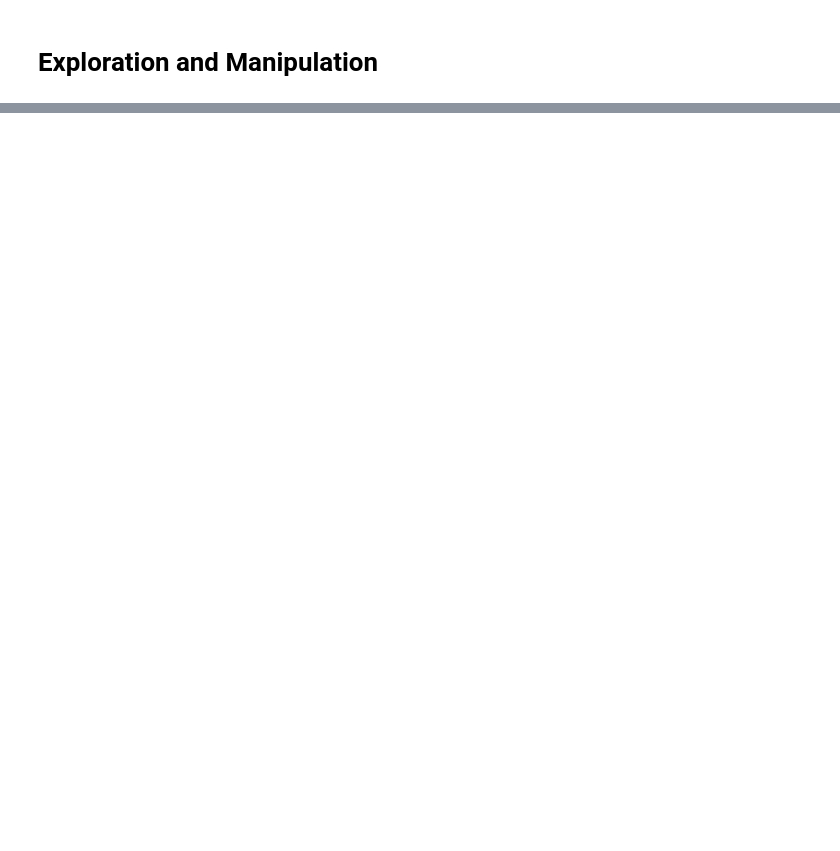
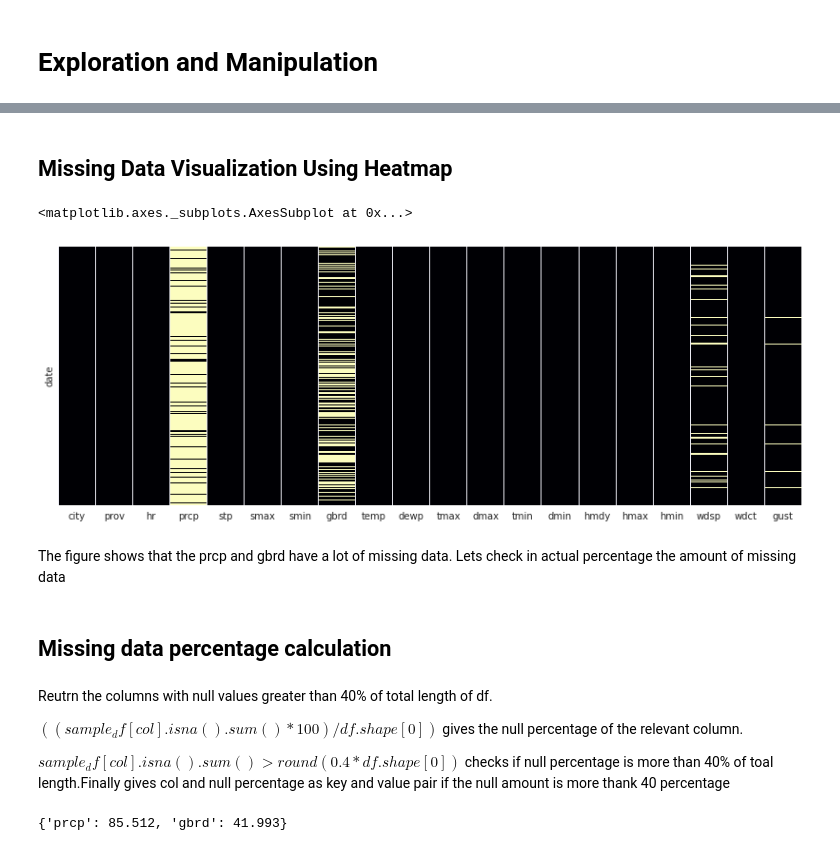
Before and after one commit to ducnguyen4993/Hourly-Weather-Surface---Brazil-Southeast-region-Data-Analysis, a Jupyter notebook: weather data analysis.ipynb, the cells around one changed output, grey strips where cells are left out. Cells and saved outputs as stored; diff of their text form; code cells hidden in the pictures; blank space fills up the shorter version.

```diff
--- a/weather data analysis.ipynb
+++ b/weather data analysis.ipynb
@@ -172,0 +211,18 @@ smallest_df.isnull().sum()
+# %% [markdown]
+## Missing Data Visualization Using Heatmap
+# %%
+plt.figure(figsize=(14,5))
+sns.heatmap(sample_df.isnull(),cmap='magma', cbar=False, yticklabels=False)
+# %% [output]
+<matplotlib.axes._subplots.AxesSubplot at 0x...>
+[figure, added]
+# %% [markdown]
+The figure shows that the prcp and gbrd have a lot of missing data. Lets check in actual percentage the amount of missing data
+# %% [markdown]
+## Missing data percentage calculation
+# %% [markdown]
+Reutrn the columns with null values greater than 40% of total length of df.
+
+ $((sample_df[col].isna().sum()*100) / df.shape[0])$ gives the null percentage of the relevant column.
+
+  $sample_df[col].isna().sum() > round(0.4 * df.shape[0])$ checks if null percentage is more than 40% of toal length.Finally gives col and null percentage as key and value pair if the null amount is more thank 40 percentage
@@ -172,0 +234,4 @@ smallest_df.isnull().sum()
+# %%
+columns_40_percent_plus_null
+# %% [output]
+{'prcp': 85.512, 'gbrd': 41.993}
```
Also changed, not shown: parts of 21 cells of this notebook.
